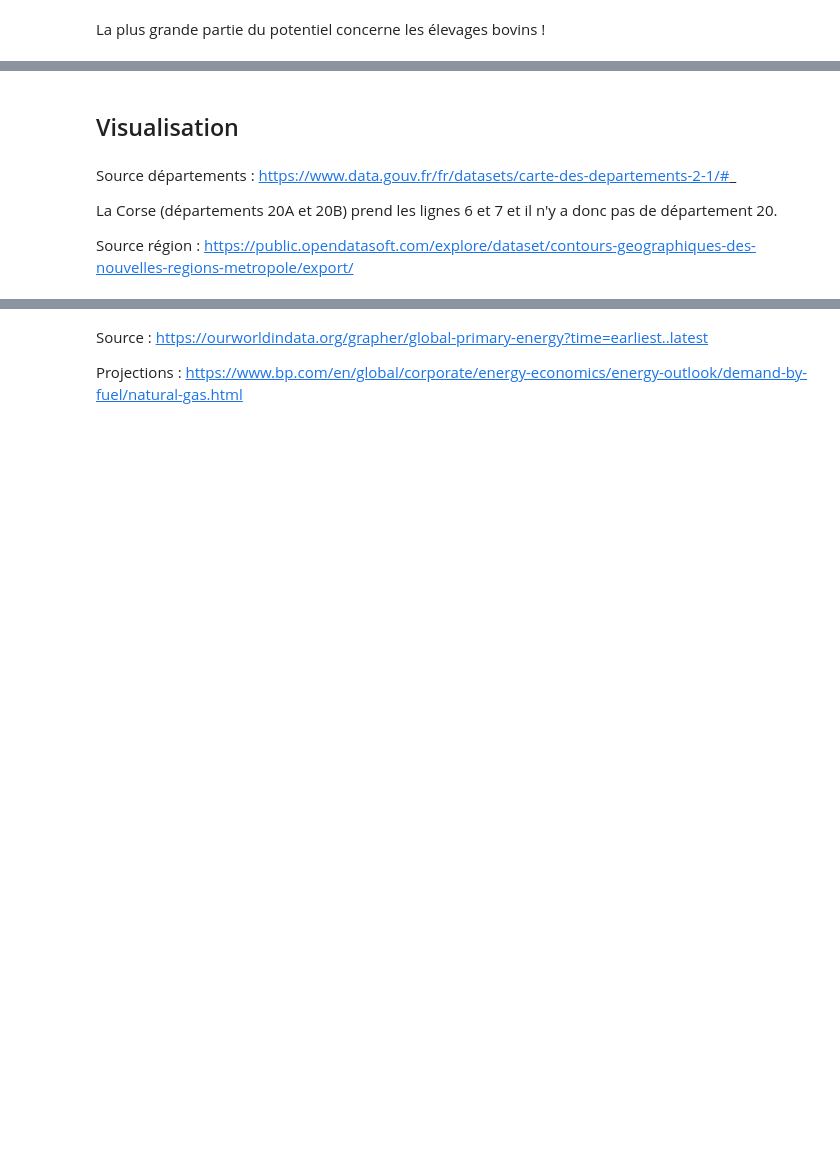
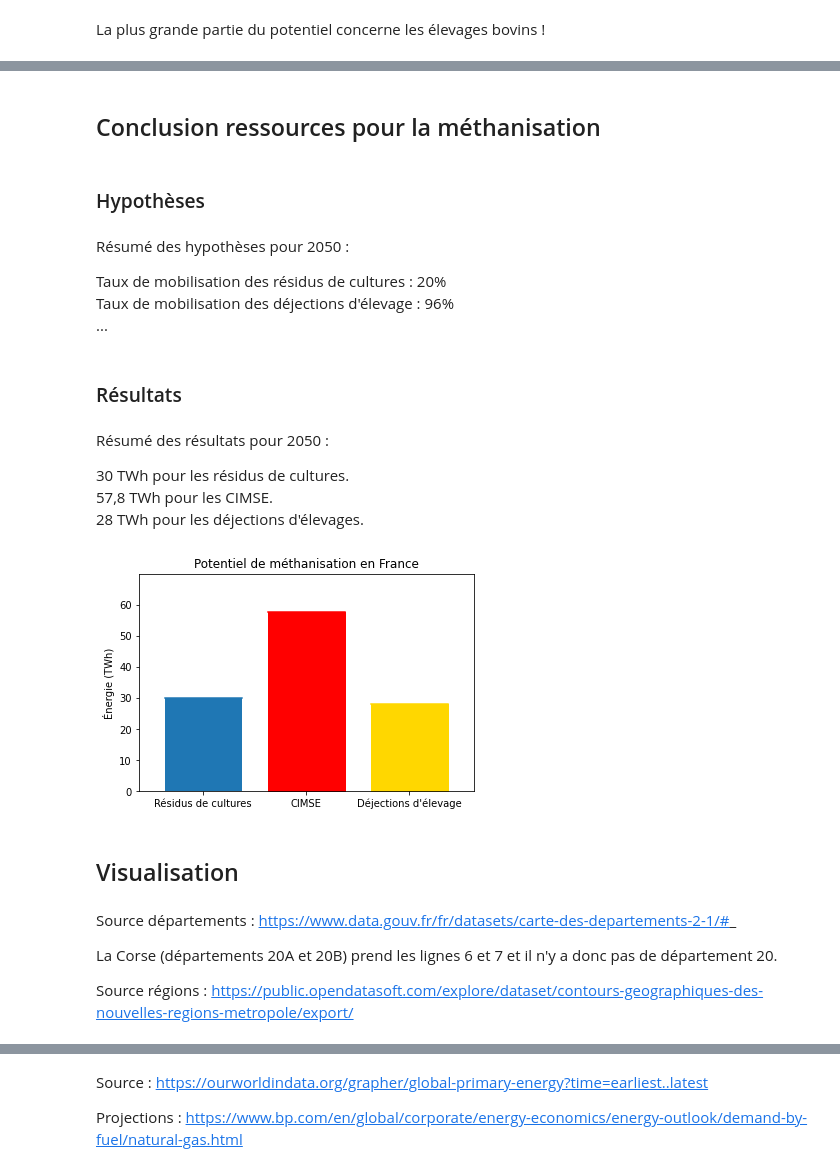
Before and after one commit to 20castro/Mini-projet_Biogaz, a Jupyter notebook: Gisement.ipynb, the cells around one changed output, grey strips where cells are left out. Saved outputs shown, nothing was run; the diff lists cells and outputs as text; code cells hidden in the pictures; blank space fills up the shorter version.

```diff
--- a/Gisement.ipynb
+++ b/Gisement.ipynb
@@ -628,3 +610,44 @@ La plus grande partie du potentiel concerne les élevages bovins !
+# %% [markdown]
+## Conclusion ressources pour la méthanisation
+# %% [markdown]
+### Hypothèses
+# %% [markdown]
+Résumé des hypothèses pour 2050 :
+
+
+Taux de mobilisation des résidus de cultures : 20%
+\
+Taux de mobilisation des déjections d'élevage : 96%
+\
+...
+# %% [markdown]
+### Résultats
+# %% [markdown]
+Résumé des résultats pour 2050 :
+
+30 TWh pour les résidus de cultures.
+\
+57,8 TWh pour les CIMSE.
+\
+28 TWh pour les déjections d'élevages.
+# %%
+X = np.array([5, 20])
+
+plt.xlim(0, 65)
+plt.ylim(0, 70)
+plt.plot(X, np.array([30, 30]), label = 'Résidus de culture')
+plt.plot(X + 20, np.array([57.8, 57.8]), label = 'CIMSE', color = 'red')
+plt.plot(X + 40, np.array([28, 28]), label = "Déjections d'élevage", color = 'gold')
+plt.fill_between(X, np.array([30, 30]))
+plt.fill_between(X + 20, np.array([57.8, 57.8]), color = 'red')
+plt.fill_between(X + 40, np.array([28, 28]), color = 'gold')
+plt.xticks(np.arange(12.5, 53, 20), ('Résidus de cultures', 'CIMSE', "Déjections d'élevage"))
+plt.yticks(np.arange(0, 61, 10))
+plt.title('Potentiel de méthanisation en France')
+plt.ylabel('Énergie (TWh)');
+#plt.savefig('methanisation.png', dpi = 1200)
+# %% [output]
+[figure, added]
 # %% [markdown]
 ## Visualisation
 # %% [markdown]
@@ -632,7 +655,7 @@ Source départements : https://www.data.gouv.fr/fr/datasets/carte-des-departemen
 
 La Corse (départements 20A et 20B) prend les lignes 6 et 7 et il n'y a donc pas de département 20.
 
-Source région : https://public.opendatasoft.com/explore/dataset/contours-geographiques-des-nouvelles-regions-metropole/export/
+Source régions : https://public.opendatasoft.com/explore/dataset/contours-geographiques-des-nouvelles-regions-metropole/export/
 # %%
 france = gpd.read_file('departements.geojson')
 # %%
```
Also changed, not shown: parts of 54 cells of this notebook, 3 other files.
